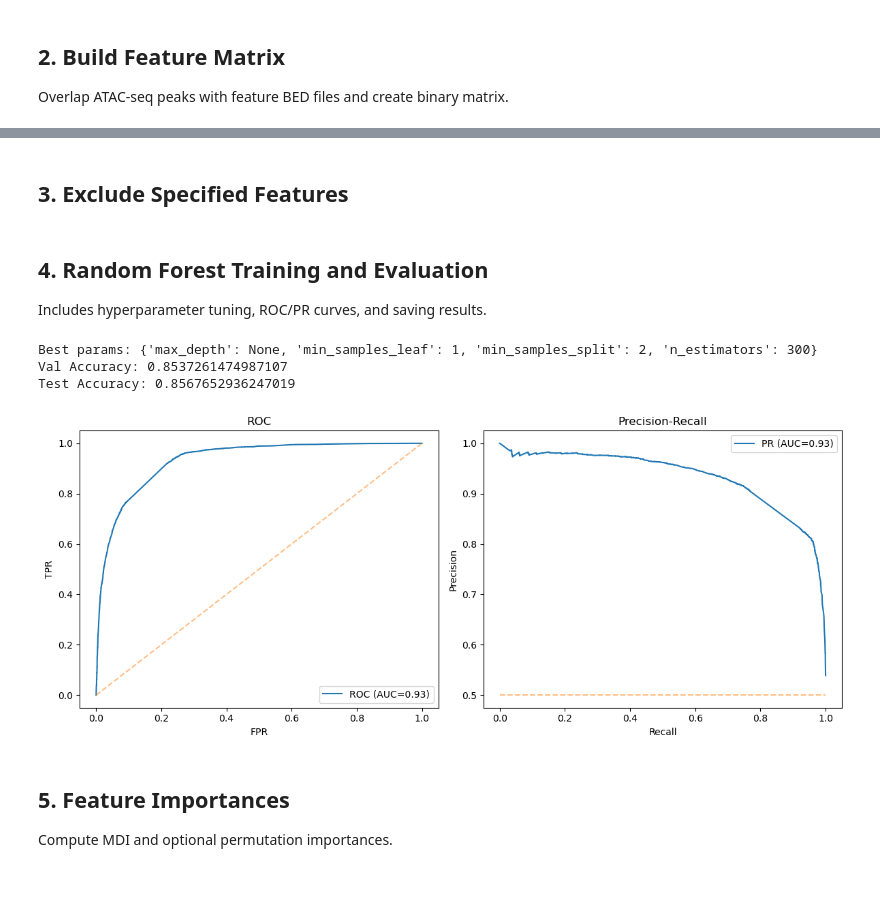
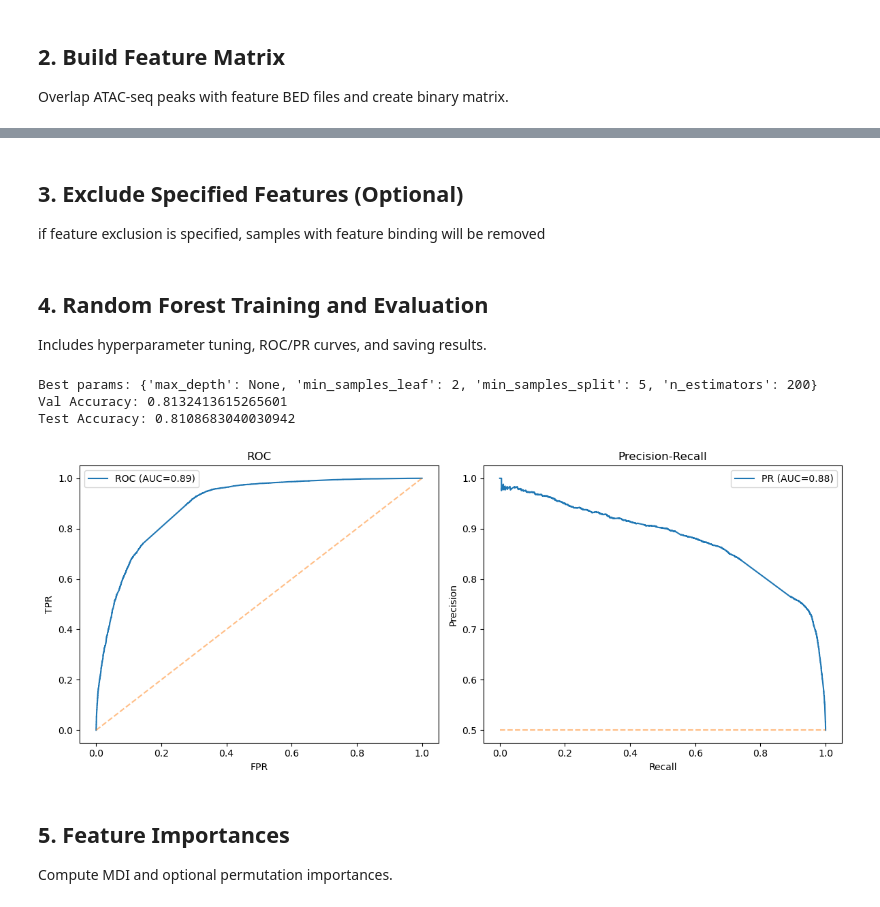
Before and after one commit to alankang25/ReModEx, a Jupyter notebook: scripts/Feature_analysis.ipynb, the cells around one changed output, grey strips where cells are left out. Drawn from its saved outputs; the diff is of its cells as text; code cells hidden in the pictures.

```diff
--- a/scripts/Feature_analysis.ipynb
+++ b/scripts/Feature_analysis.ipynb
@@ -24,6 +24,13 @@ diff_peaks_column = 'BAFdep'                  # Differential peaks column name
 permutation = False                           # Set True to compute permutation importances
 threads = 8                                   # Number of parallel threads
 
+p_grid = {
+    'n_estimators': [50, 100, 200, 300],
+    'max_depth': [None, 10, 20],
+    'min_samples_split': [2, 5],
+    'min_samples_leaf': [1, 2]
+}
+
 # Create output directories
 os.makedirs(output_dir, exist_ok=True)
 os.makedirs(os.path.join(output_dir, 'overlap_beds'), exist_ok=True)
@@ -59,14 +66,25 @@ feat_df = pd.DataFrame({
     diff_peaks_column: bed_out[diff_peaks_column]
 }).set_index('peak_name')
 
+# Initialize feature matrix with base columns
+base_df = feat_df.copy()
+
+# Accumulate feature columns in a dict
+feature_cols = {}
+
 for feat in features:
+    col = pd.Series(0, index=base_df.index, name=feat)
     overlap_file = os.path.join(output_dir, 'overlap_beds', f'{feat}_overlap.bed')
-    feat_df[feat] = 0
     if os.path.exists(overlap_file) and os.path.getsize(overlap_file) > 0:
         ov = pd.read_csv(overlap_file, sep='\t', header=None)
         peaks = ov[3].unique()
-        feat_df.loc[feat_df.index.isin(peaks), feat] = 1
+        col.loc[col.index.isin(peaks)] = 1
+    feature_cols[feat] = col
+
+# Concatenate all columns at once to avoid fragmentation
+feat_df = pd.concat([base_df] + list(feature_cols.values()), axis=1)
 
 # Save feature matrix
 feat_df.fillna(0, inplace=True)
 feat_df.to_csv(os.path.join(output_dir, 'feature_matrix.csv'))
+feat_df
@@ -73,5 +109,6 @@ feat_df.to_csv(os.path.join(output_dir, 'feature_matrix.csv'))
-# %% [markdown]
-## 3. Exclude Specified Features
+# %% [markdown]
+## 3. Exclude Specified Features (Optional)
+if feature exclusion is specified, samples with feature binding will be removed
 # %%
 # Remove peaks with excluded features
 if exclude_features:
@@ -90,14 +127,17 @@ feat_df_rf = feat_df.copy()
 if fc_column in feat_df_rf.columns:
     feat_df_rf = feat_df_rf.drop(columns=[fc_column])
 
-# Balance the dataset
+# Undersample the dataset to balance classes
 if diff_peaks_column in feat_df_rf.columns:
-    pos_count = feat_df_rf[feat_df_rf[diff_peaks_column] == 1].shape[0]
-    zero_count = feat_df_rf[feat_df_rf[diff_peaks_column] == 0].shape[0]
-    if pos_count < zero_count:
-        feat_df_rf = feat_df_rf.sample(n=2 * pos_count, random_state=3, replace=True)
+    pos_samples = feat_df_rf[feat_df_rf[diff_peaks_column] == 1]
+    neg_samples = feat_df_rf[feat_df_rf[diff_peaks_column] == 0]
+
+    if len(pos_samples) > len(neg_samples):
+        pos_samples = pos_samples.sample(len(neg_samples), random_state=3)
     else:
-        feat_df_rf = feat_df_rf.sample(n=2 * zero_count, random_state=3, replace=True)
+        neg_samples = neg_samples.sample(len(pos_samples), random_state=3)
+
+    feat_df_rf = pd.concat([pos_samples, neg_samples]).reset_index(drop=True)
 
 X = feat_df_rf.drop(columns=[diff_peaks_column])
 y = feat_df_rf[diff_peaks_column]
@@ -109,12 +149,7 @@ X_val, X_test, y_val, y_test = train_test_split(
     X_temp, y_temp, test_size=0.5, random_state=3, stratify=y_temp)
 
 # Hyperparameter tuning
-param_grid = {
-    'n_estimators': [50, 100, 200, 300],
-    'max_depth': [None, 10, 20],
-    'min_samples_split': [2, 5],
-    'min_samples_leaf': [1, 2]
-}
+param_grid = p_grid
 best_score = 0
 best_params = None
 for params in ParameterGrid(param_grid):
@@ -126,36 +161,36 @@ for params in ParameterGrid(param_grid):
         best_params = params
 print('Best params:', best_params, 'Val Accuracy:', best_score)
 
 # Final training
 clf_final = RandomForestClassifier(**best_params, random_state=3, n_jobs=threads)
 clf_final.fit(pd.concat([X_train, X_val]), pd.concat([y_train, y_val]))
 
 # Evaluation
 y_pred = clf_final.predict(X_test)
 print('Test Accuracy:', accuracy_score(y_test, y_pred))
 
 # ROC & PR curves
 fpr, tpr, _ = roc_curve(y_test, clf_final.predict_proba(X_test)[:,1])
 roc_auc = auc(fpr, tpr)
 prec, rec, _ = precision_recall_curve(y_test, clf_final.predict_proba(X_test)[:,1])
 pr_auc = auc(rec, prec)
 plt.figure(figsize=(12,5))
 plt.subplot(1,2,1)
 plt.plot(fpr, tpr, label=f'ROC (AUC={roc_auc:.2f})')
 plt.plot([0,1],[0,1],'--',alpha=0.5)
 plt.xlabel('FPR'); plt.ylabel('TPR'); plt.title('ROC')
 plt.legend()
 plt.subplot(1,2,2)
 plt.plot(rec, prec, label=f'PR (AUC={pr_auc:.2f})')
 plt.plot([0,1],[0.5,0.5],'--',alpha=0.5)
 plt.xlabel('Recall'); plt.ylabel('Precision'); plt.title('Precision-Recall')
 plt.legend()
 plt.tight_layout()
 plt.savefig(os.path.join(output_dir, 'roc_pr_curves.pdf'))
 # %% [output]
-Best params: {'max_depth': None, 'min_samples_leaf': 1, 'min_samples_split': 2, 'n_estimators': 300} Val Accuracy: 0.8537261474987107
-Test Accuracy: 0.8567652936247019
+Best params: {'max_depth': None, 'min_samples_leaf': 2, 'min_samples_split': 5, 'n_estimators': 200} Val Accuracy: 0.8132413615265601
+Test Accuracy: 0.8108683040030942
-[figure, old version]
+[figure, new version]
 # %% [markdown]
 ## 5. Feature Importances
 Compute MDI and optional permutation importances.
```
Also changed, not shown: parts of 3 cells of this notebook, 3 other files.
